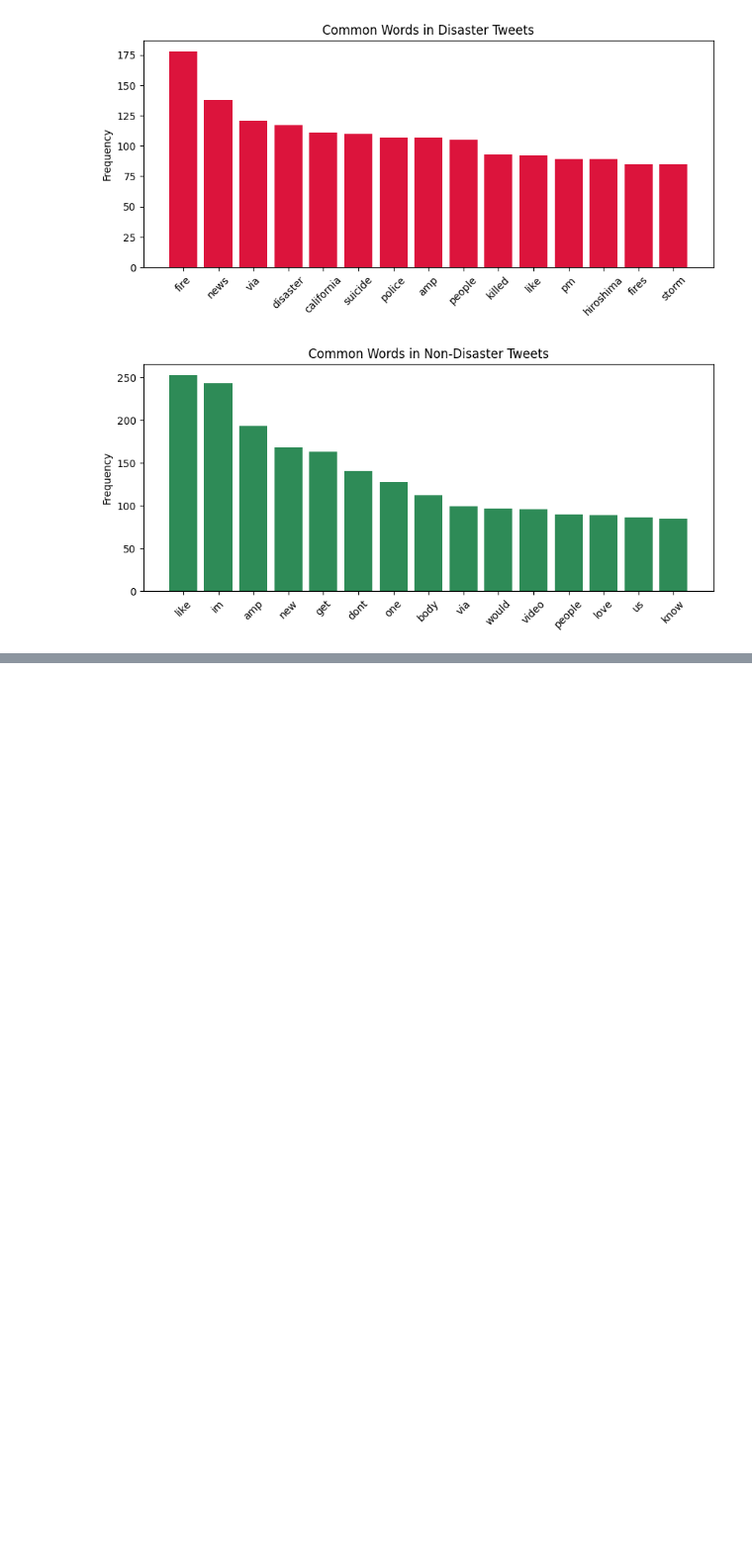
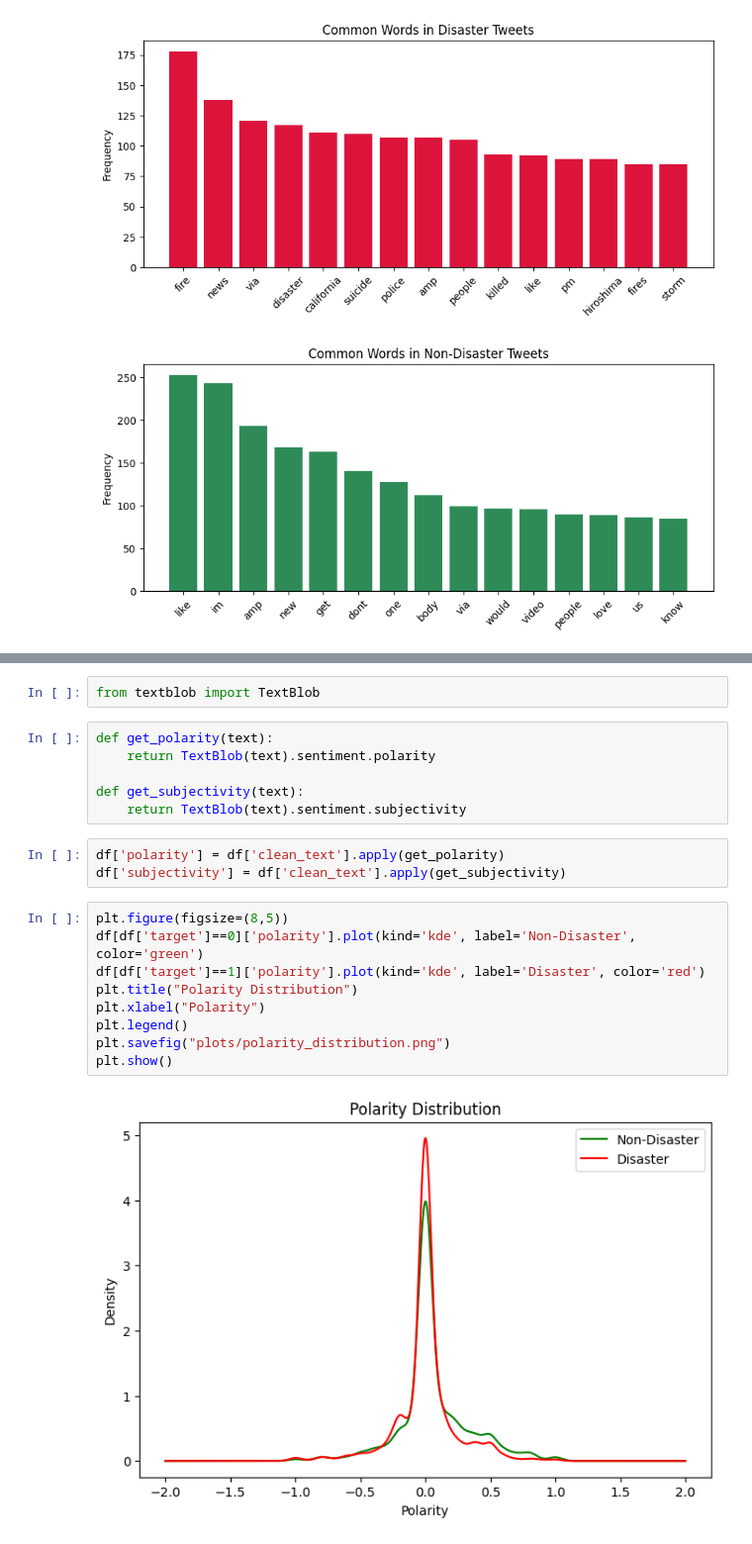
Before and after one commit to deBurglar/Disaster-tweets-xgboost, a Jupyter notebook: notebooks/disaster_tweets.ipynb, the cells around one changed output, grey strips where cells are left out. Shown at 99% size. Saved outputs shown, nothing was run; the diff lists cells and outputs as text; blank space fills up the shorter version.

```diff
--- a/notebooks/disaster_tweets.ipynb
+++ b/notebooks/disaster_tweets.ipynb
@@ -309,0 +323,22 @@ plt.show()
+# %%
+from textblob import TextBlob
+# %%
+def get_polarity(text):
+    return TextBlob(text).sentiment.polarity
+
+def get_subjectivity(text):
+    return TextBlob(text).sentiment.subjectivity
+# %%
+df['polarity'] = df['clean_text'].apply(get_polarity)
+df['subjectivity'] = df['clean_text'].apply(get_subjectivity)
+# %%
+plt.figure(figsize=(8,5))
+df[df['target']==0]['polarity'].plot(kind='kde', label='Non-Disaster', color='green')
+df[df['target']==1]['polarity'].plot(kind='kde', label='Disaster', color='red')
+plt.title("Polarity Distribution")
+plt.xlabel("Polarity")
+plt.legend()
+plt.savefig("plots/polarity_distribution.png")
+plt.show()
+# %% [output]
+[figure, added]
```
Also changed, not shown: parts of 32 cells of this notebook, 7 other files.
